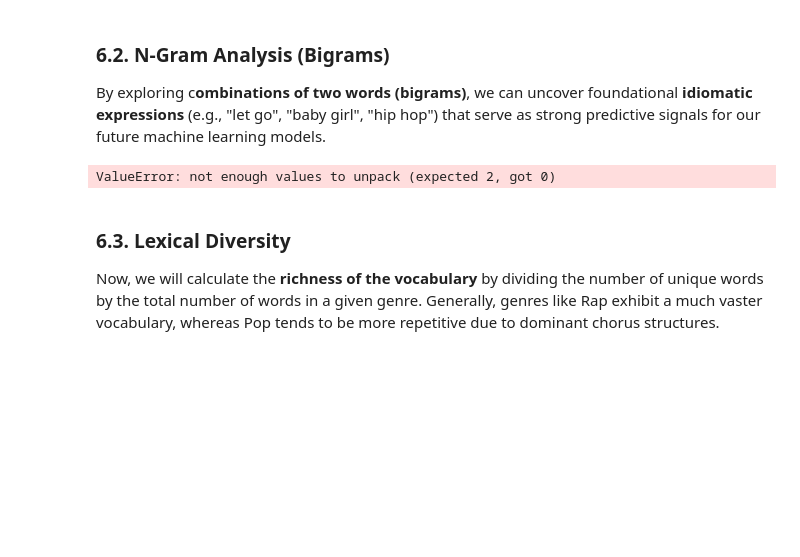
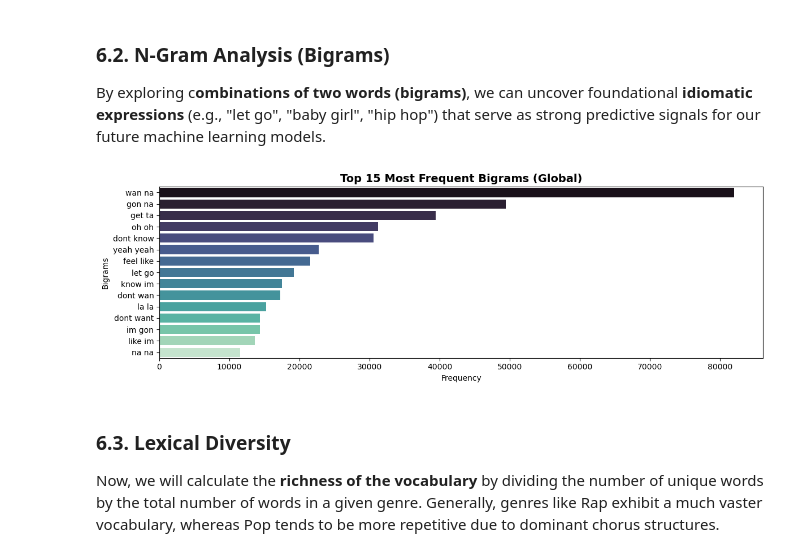
Before and after one commit to tiago2806/text-mining-project, a Jupyter notebook: 02 Data Exploration and Preprocessing.ipynb, the cells around one changed output. Cells and saved outputs as stored; diff of their text form; code cells hidden in the pictures; blank space fills up the shorter version.

```diff
--- a/02 Data Exploration and Preprocessing.ipynb
+++ b/02 Data Exploration and Preprocessing.ipynb
@@ -1073,29 +1069,58 @@ ValueError: not enough values to unpack (expected 2, got 0)
 ### **6.2. N-Gram Analysis (Bigrams)**
 By exploring c**ombinations of two words (bigrams)**, we can uncover foundational **idiomatic expressions** (e.g., "let go", "baby girl", "hip hop") that serve as strong predictive signals for our future machine learning models.
 # %%
+import ast
+from collections import Counter
+import matplotlib.pyplot as plt
+import seaborn as sns
 from nltk.util import ngrams
 
+# Reutilizamos a função blindada (para garantir que extrai as palavras corretamente)
+def get_clean_words(val):
+    if isinstance(val, str):
+        try:
+            val = ast.literal_eval(val)
+        except:
+            return []
+    if isinstance(val, tuple):
+        val = val[0]
+
+    words = []
+    if isinstance(val, list):
+        for x in val:
+            if isinstance(x, (list, tuple)):
+                words.append(str(x[0]))
+            else:
+                words.append(str(x))
+    return words
+
 # Generating Global Bigrams
-all_bigrams = [
-    f"{bigram[0]} {bigram[1]}"
-    for tokens in train_dataset['lyrics_processed_for_classification']
-    for bigram in ngrams(tokens, 2)
-]
+all_bigrams = []
+for tokens_raw in train_dataset['lyrics_processed_for_classification'].dropna():
+    clean_tokens = get_clean_words(tokens_raw)
+
+    # Só gera bigramas se a música tiver pelo menos 2 palavras
+    if len(clean_tokens) >= 2:
+        for bigram in ngrams(clean_tokens, 2):
+            all_bigrams.append(f"{bigram[0]} {bigram[1]}")
 
 bigram_counts = Counter(all_bigrams)
 top_15_bigrams = bigram_counts.most_common(15)
 
-b_words, b_counts = zip(*top_15_bigrams)
+if not top_15_bigrams:
+    print("Erro: Não foram encontrados bigramas. Confirma os dados da coluna!")
+else:
+    b_words, b_counts = zip(*top_15_bigrams)
 
-plt.figure(figsize=(10, 5))
-sns.barplot(x=list(b_counts), y=list(b_words), palette='mako')
-plt.title('Top 15 Most Frequent Bigrams (Global)', fontsize=14, fontweight='bold')
-plt.xlabel('Frequency')
-plt.ylabel('Bigrams')
-plt.tight_layout()
-plt.show()
+    plt.figure(figsize=(12, 4))
+    sns.barplot(x=list(b_counts), y=list(b_words), palette='mako')
+    plt.title('Top 15 Most Frequent Bigrams (Global)', fontsize=14, fontweight='bold')
+    plt.xlabel('Frequency')
+    plt.ylabel('Bigrams')
+    plt.tight_layout()
+    plt.show()
 # %% [output]
-ValueError: not enough values to unpack (expected 2, got 0)
+[figure, added]
 # %% [markdown]
 ### **6.3. Lexical Diversity**
 Now, we will calculate the **richness of the vocabulary** by dividing the number of unique words by the total number of words in a given genre. Generally, genres like Rap exhibit a much vaster vocabulary, whereas Pop tends to be more repetitive due to dominant chorus structures.
```
Also changed, not shown: parts of 19 cells of this notebook, 1 other file.
